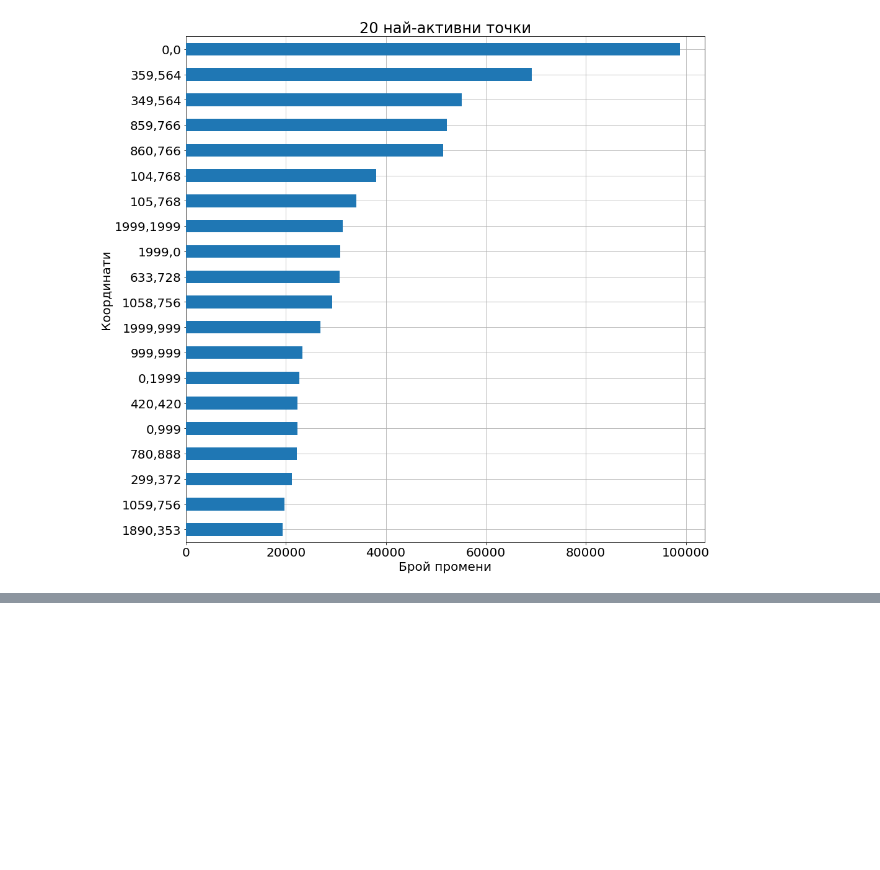
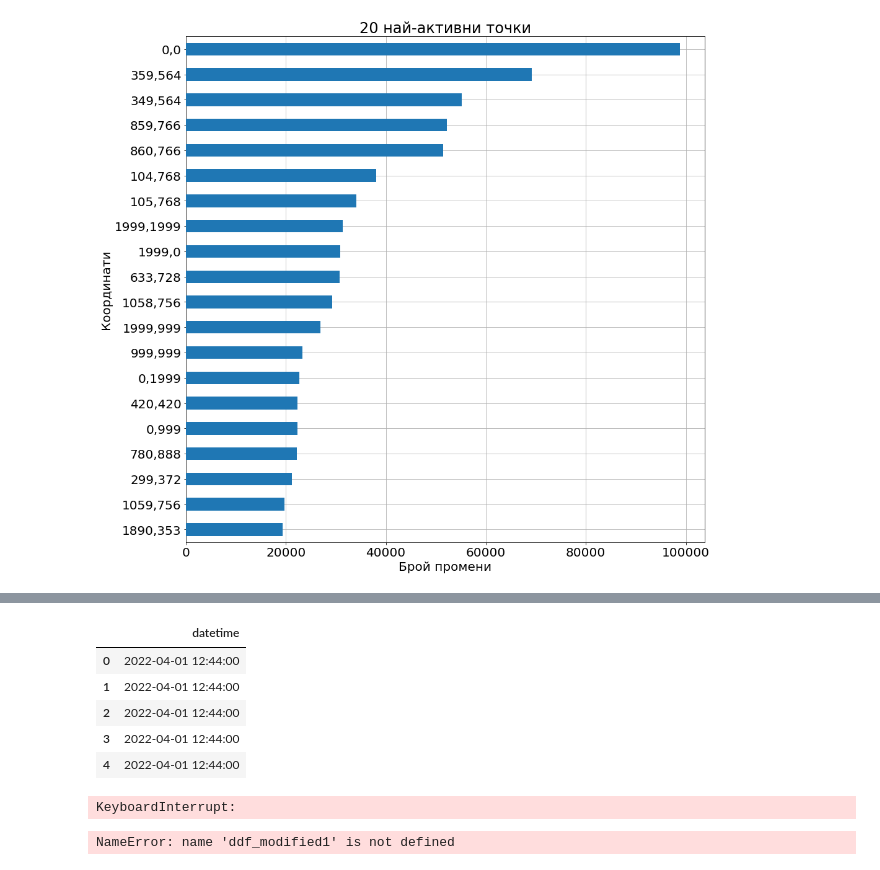
Before and after one commit to Denis-Iv/Analyzing-Social-Experiment, a Jupyter notebook: visualize_data.ipynb, the cells around one changed output, grey strips where cells are left out. Cells and saved outputs as stored; diff of their text form; code cells hidden in the pictures; blank space fills up the shorter version.

Commit message:
Parse timestamp to date time

```diff
--- a/visualize_data.ipynb
+++ b/visualize_data.ipynb
@@ -228,0 +234,15 @@ plot.grid(visible=True, zorder=0)
+# %%
+def parse_timestamp(timestamp):
+    date_format = '%Y-%m-%d %H:%M'
+
+    timestamp /= 1000
+    timestamp = int(timestamp)
+    timestamp += 1648806250
+
+    dt = datetime.fromtimestamp(timestamp).strftime(date_format)
+    dt = datetime.strptime(dt, date_format)
+
+    return dt
+# %%
+ddf_modified = ddf_main.copy()
+ddf_modified.head()
@@ -228,0 +256,16 @@ plot.grid(visible=True, zorder=0)
+# %%
+ddf_modified['datetime'] = ddf_modified['timestamp'].map(parse_timestamp)
+ddf_modified = ddf_modified.drop(['timestamp', 'pixel_color', 'coordinate'], axis=1)
+ddf_modified.head()
+# %% [output]
+|  | datetime |
+| 0 | 2022-04-01 12:44:00 |
+| 1 | 2022-04-01 12:44:00 |
+| 2 | 2022-04-01 12:44:00 |
+| 3 | 2022-04-01 12:44:00 |
+| 4 | 2022-04-01 12:44:00 |
+# %%
+ddf_modified = ddf_modified.merge(ddf_modified.datetime.value_counts('datetime').compute(), 'left')
+ddf_modified.head()
+# %% [output]
+KeyboardInterrupt:
@@ -228,0 +275,4 @@ plot.grid(visible=True, zorder=0)
+# %%
+ddf_modified1 = ddf_modified1.sort_values('index')
+# %% [output]
+NameError: name 'ddf_modified1' is not defined
```
Also changed, not shown: parts of 7 cells of this notebook.
